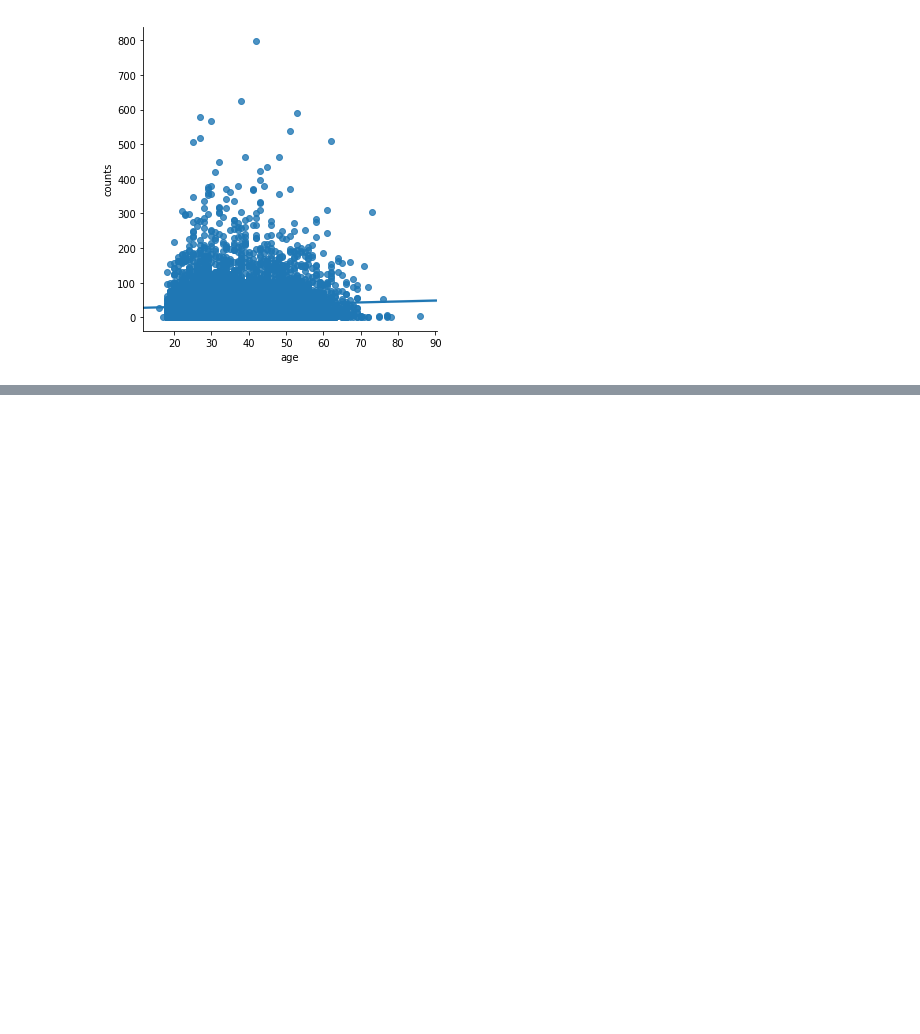
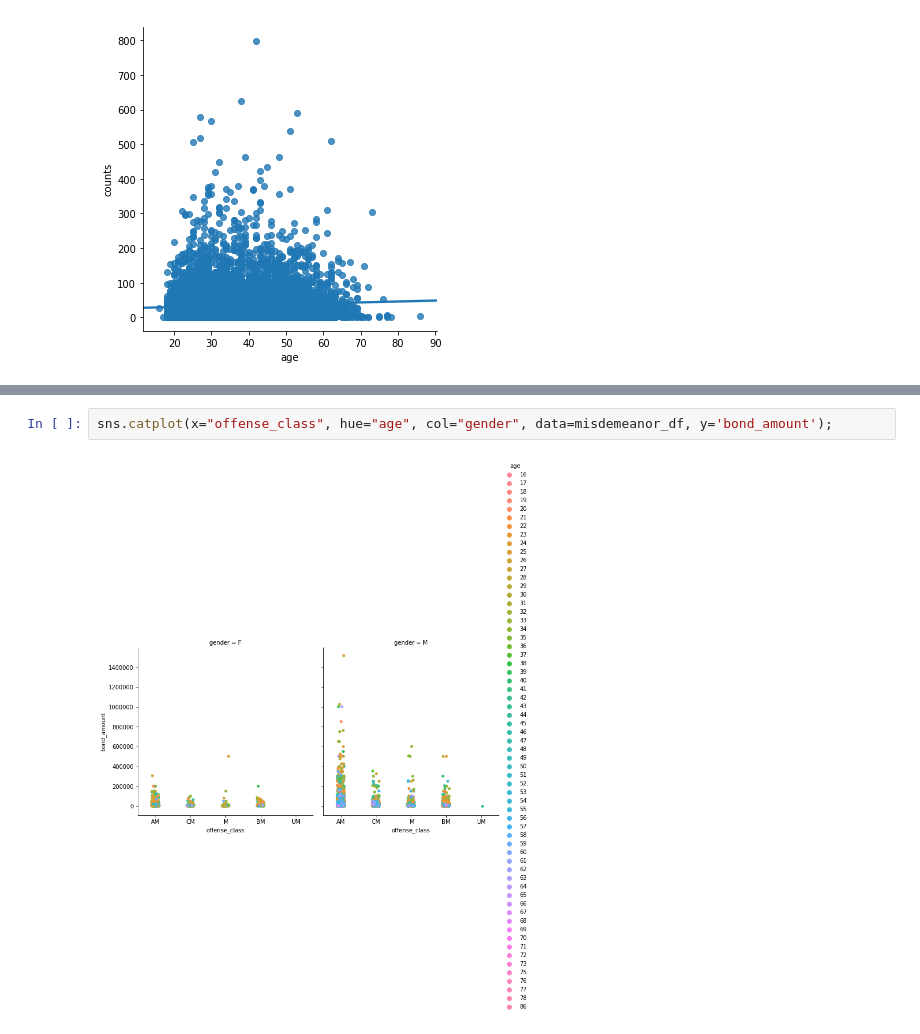
Before and after one commit to SlothDream/SBCap1_CT, a Jupyter notebook: CT_EDA.ipynb, the cells around one changed output, grey strips where cells are left out. Saved outputs shown, nothing was run; the diff lists cells and outputs as text; blank space fills up the shorter version.

```diff
--- a/CT_EDA.ipynb
+++ b/CT_EDA.ipynb
@@ -133,0 +138,4 @@ sns.countplot(x='offense_class', hue='age', col='data=misdemeanor_df)
+# %%
+sns.catplot(x="offense_class", hue="age", col="gender", data=misdemeanor_df, y='bond_amount');
+# %% [output]
+[figure, added]
```
Also changed, not shown: parts of 2 cells of this notebook.
